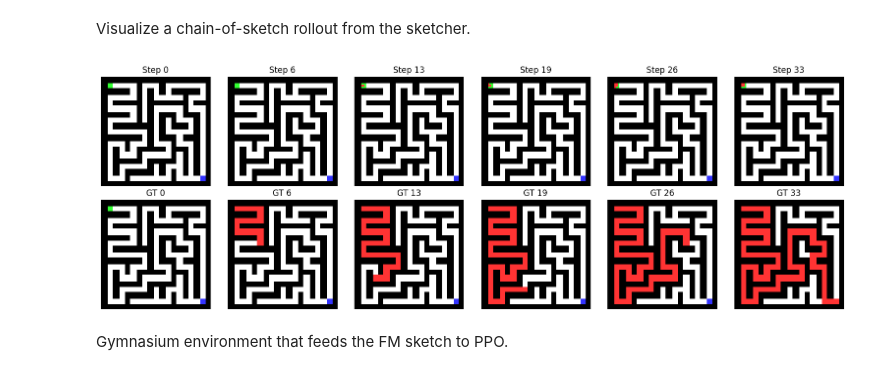
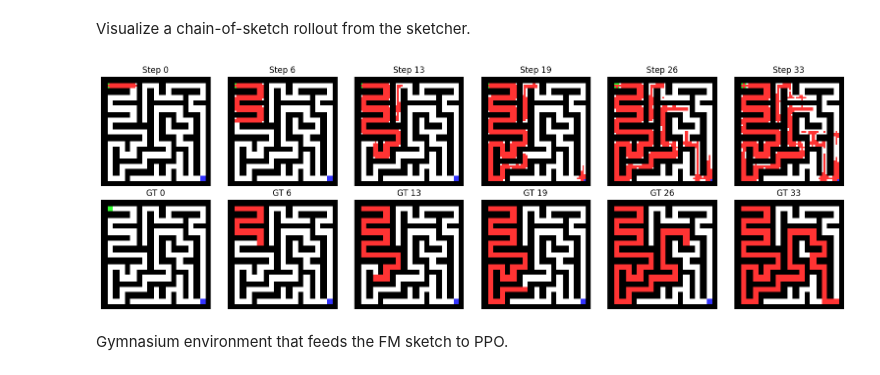
Before and after one commit to mashathepotato/visual-reasoning, a Jupyter notebook: notebooks/pipeline_maze.ipynb, the cells around one changed output. Saved outputs shown, nothing was run; the diff lists cells and outputs as text; code cells hidden in the pictures.

```diff
--- a/notebooks/pipeline_maze.ipynb
+++ b/notebooks/pipeline_maze.ipynb
@@ -360,7 +316,7 @@ class MazeTraceDataset(Dataset):
             k = self.rng.randint(0, len(frames) - 2)
             trace_t = nodes_to_trace(grid.shape, frames[k])
             trace_next = nodes_to_trace(grid.shape, frames[k + 1])
-            tip = tip_channel_from_nodes(grid.shape, frames[k], start)
+
             t = k / max(1, len(frames) - 1)
         elif self.trace_mode == "segment_path":
             path = bfs_shortest_path(grid, start, goal)
@@ -370,7 +326,7 @@ class MazeTraceDataset(Dataset):
             k = self.rng.randint(0, len(frames) - 2)
             trace_t = nodes_to_trace(grid.shape, frames[k])
             trace_next = nodes_to_trace(grid.shape, frames[k + 1])
-            tip = tip_channel_from_nodes(grid.shape, frames[k], start)
+
             t = k / max(1, len(frames) - 1)
         elif self.trace_mode == "shortest_path":
             path = bfs_shortest_path(grid, start, goal)
@@ -379,13 +335,13 @@ class MazeTraceDataset(Dataset):
             k = self.rng.randint(0, len(path) - 2)
             trace_t = path_to_trace(grid.shape, path, k)
             trace_next = path_to_trace(grid.shape, path, k + 1)
-            tip = tip_channel_from_nodes(grid.shape, path[: k + 1], start)
+
             t = k / max(1, len(path) - 1)
         else:
             raise ValueError(f"Unknown trace_mode: {self.trace_mode}")
 
         delta = trace_next - trace_t
-        cond = build_cond(grid, start, goal, self.img_size, tip=tip)
+        cond = build_cond(grid, start, goal, self.img_size)
         trace_t = resize_nn(torch.tensor(trace_t).float(), self.img_size)
         delta = resize_nn(torch.tensor(delta).float(), self.img_size)
 
@@ -468,7 +424,7 @@ class DoubleConv(nn.Module):
 
 
 class MazeSketcher(nn.Module):
-    def __init__(self, cond_ch: int = 4, flow_dim: int = 32):
+    def __init__(self, cond_ch: int = 3, flow_dim: int = 32):
         super().__init__()
         self.time_mlp = nn.Sequential(
             nn.Linear(1, flow_dim * 4), nn.GELU(), nn.Linear(flow_dim * 4, flow_dim * 4)
@@ -513,7 +469,7 @@ Train the sketcher (small sanity run).
 # %%
 set_seed(0)
 
-sketcher = MazeSketcher(cond_ch=4, flow_dim=32).to(DEVICE)
+sketcher = MazeSketcher(cond_ch=3, flow_dim=32).to(DEVICE)
 optimizer = torch.optim.AdamW(sketcher.parameters(), lr=LR)
 
 train_losses = []
@@ -568,15 +524,13 @@ Epoch 100 | loss 0.00063
 Visualize a chain-of-sketch rollout from the sketcher.
 # %%
 @torch.no_grad()
-def rollout_sketch(model: nn.Module, cond_base: torch.Tensor, steps: int, device: torch.device):
+def rollout_sketch(model: nn.Module, cond: torch.Tensor, steps: int, device: torch.device):
     model.eval()
-    b, _, h, w = cond_base.shape
+    b, _, h, w = cond.shape
     trace = torch.zeros((b, 1, h, w), device=device)
     frames = []
     for i in range(steps):
         t = torch.tensor([[i / max(1, steps - 1)]], device=device)
-        tip = tip_channel_from_trace(trace, cond_base[:, 1:2])
-        cond = torch.cat([cond_base, tip], dim=1)
         delta = model(trace, cond, t)
         trace = (trace + delta).clamp(0.0, 1.0)
         frames.append(trace.detach().cpu())
@@ -658,7 +612,7 @@ frames = rollout_sketch(sketcher, cond_t, steps=trace_steps, device=DEVICE)
 SHOW_GT = True
 SHOW_DELTA = False  # if True, show only new pixels at each step
 SMOOTH = 3
-THRESH = 0.7
+THRESH = 0.5
 
 # show a few evenly spaced frames
 idxs = np.linspace(0, len(frames) - 1, num=min(6, len(frames)), dtype=int)
@@ -674,34 +628,34 @@ for col, i in enumerate(idxs):
     if SHOW_DELTA and prev is not None:
         trace = (trace - prev).clamp(0.0, 1.0)
     prev = frames[i][0, 0]
 
     clean = clean_trace(trace, walls_t, smooth=SMOOTH, thresh=THRESH).numpy()
     img = compose_rgb(cond_img.numpy(), trace=clean)
     axes[0, col].imshow(img)
     axes[0, col].set_title(f"Step {i}")
     axes[0, col].axis("off")
 
     if SHOW_GT:
         if TRACE_MODE == "human_like":
             gt_nodes = gt_frames[i]
             gt = nodes_to_trace(grid.shape, gt_nodes)
             gt_t = resize_nn(torch.tensor(gt).float(), IMG_SIZE)[0].numpy()
         elif TRACE_MODE == "segment_path":
             gt_nodes = gt_frames[i]
             gt = nodes_to_trace(grid.shape, gt_nodes)
             gt_t = resize_nn(torch.tensor(gt).float(), IMG_SIZE)[0].numpy()
         else:
             gt = path_to_trace(grid.shape, path, i)
             gt_t = resize_nn(torch.tensor(gt).float(), IMG_SIZE)[0].numpy()
         gt_img = compose_rgb(cond_img.numpy(), trace=gt_t)
         axes[1, col].imshow(gt_img)
         axes[1, col].set_title(f"GT {i}")
         axes[1, col].axis("off")
 
 plt.tight_layout()
 plt.show()
 # %% [output]
-[figure, old version]
+[figure, new version]
 # %% [markdown]
 Gymnasium environment that feeds the FM sketch to PPO.
 # %%
```
Also changed, not shown: parts of 2 cells of this notebook.
